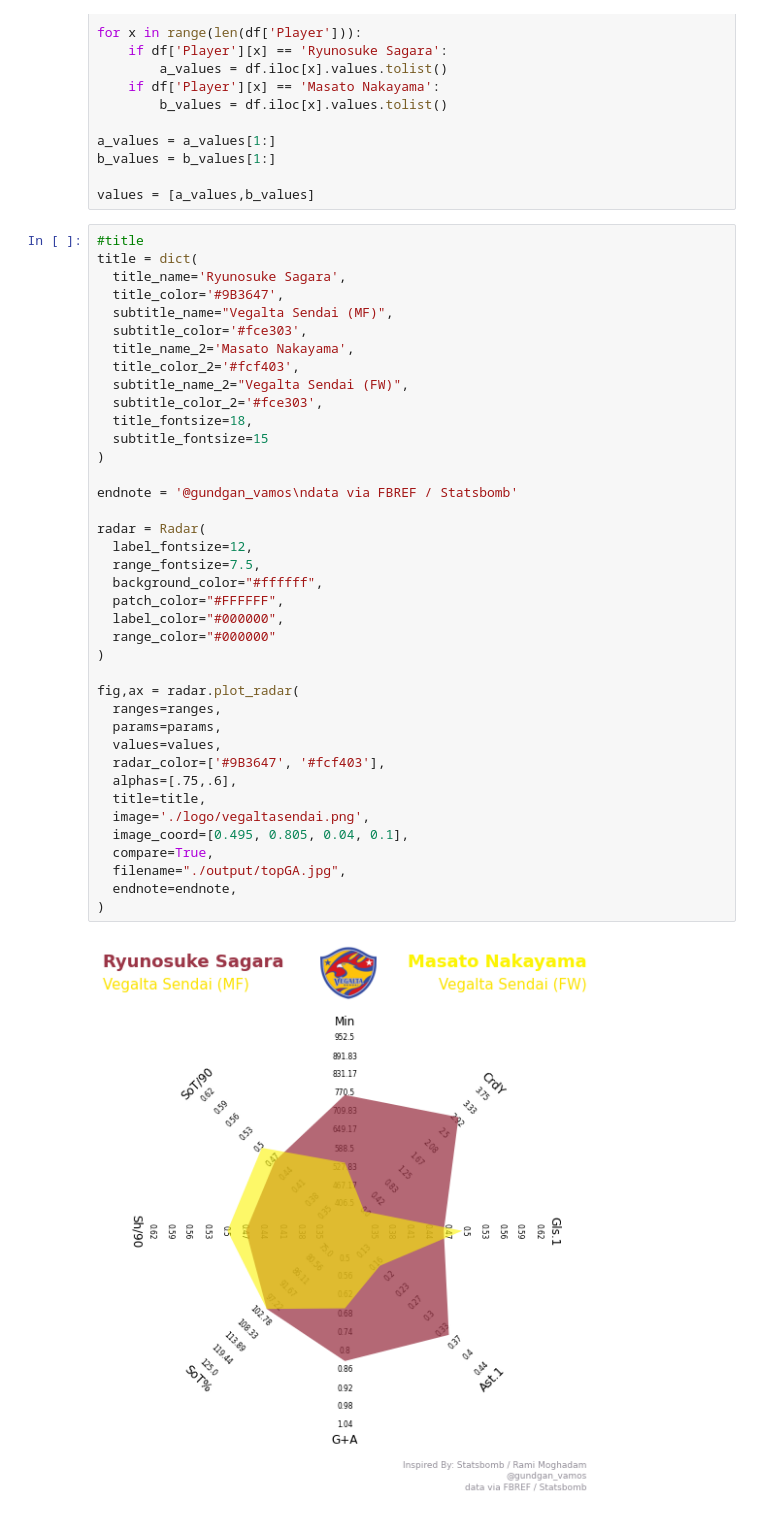
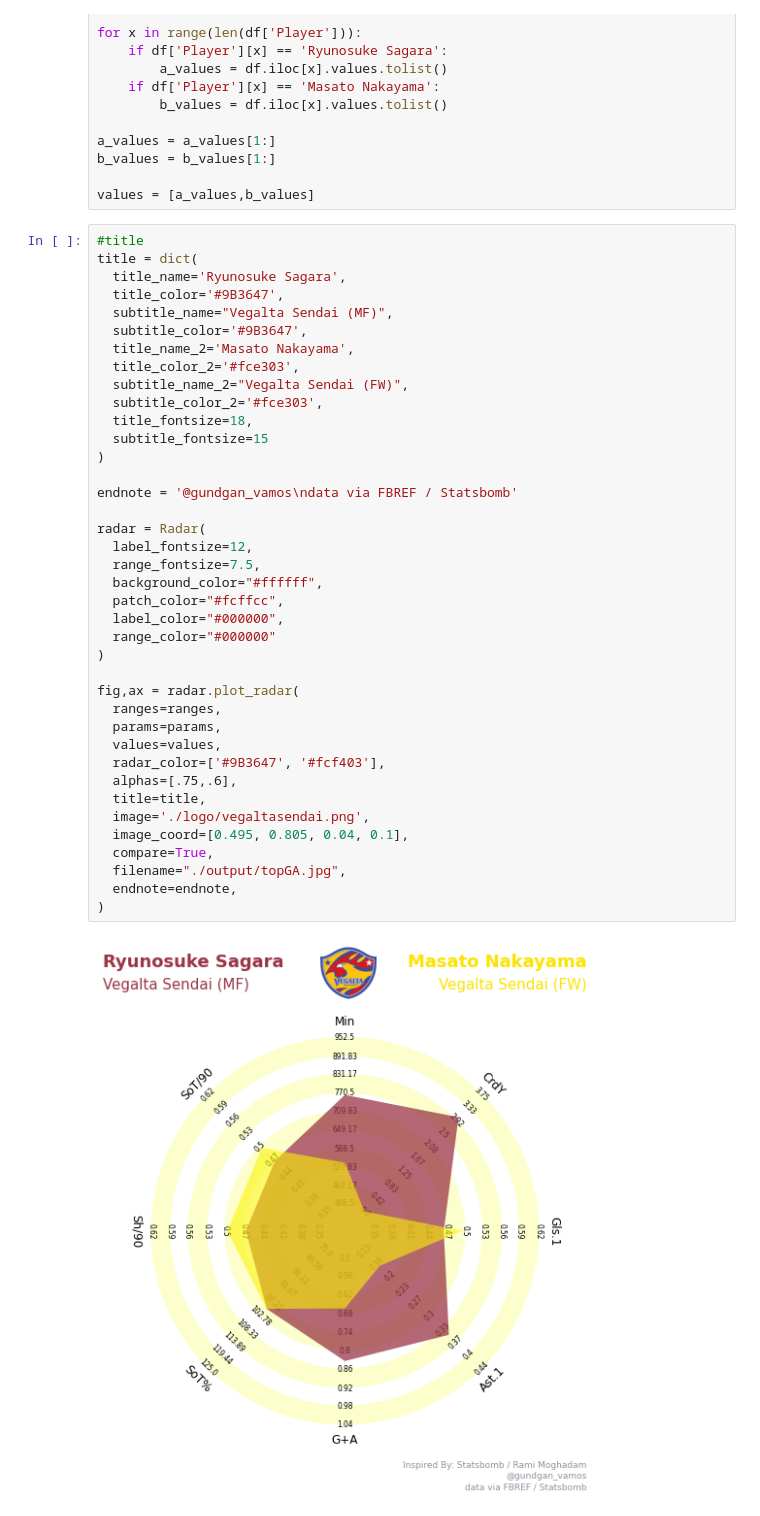
Before and after one commit to ikmzkro/soccer-api, a Jupyter notebook: code/footreco/topGA.ipynb, the cells around one changed output. Drawn from its saved outputs; the diff is of its cells as text.

Commit message:
image

```diff
--- a/code/footreco/topGA.ipynb
+++ b/code/footreco/topGA.ipynb
@@ -57,38 +57,38 @@ title = dict(
   title_name='Ryunosuke Sagara',
   title_color='#9B3647',
   subtitle_name="Vegalta Sendai (MF)",
-  subtitle_color='#fce303',
+  subtitle_color='#9B3647',
   title_name_2='Masato Nakayama',
-  title_color_2='#fcf403',
+  title_color_2='#fce303',
   subtitle_name_2="Vegalta Sendai (FW)",
   subtitle_color_2='#fce303',
   title_fontsize=18,
   subtitle_fontsize=15
 )
 
 endnote = '@gundgan_vamos\ndata via FBREF / Statsbomb'
 
 radar = Radar(
   label_fontsize=12,
   range_fontsize=7.5,
   background_color="#ffffff",
-  patch_color="#FFFFFF",
+  patch_color="#fcffcc",
   label_color="#000000",
   range_color="#000000"
 )
 
 fig,ax = radar.plot_radar(
   ranges=ranges,
   params=params,
   values=values,
   radar_color=['#9B3647', '#fcf403'],
   alphas=[.75,.6],
   title=title,
   image='./logo/vegaltasendai.png',
   image_coord=[0.495, 0.805, 0.04, 0.1],
   compare=True,
   filename="./output/topGA.jpg",
   endnote=endnote,
 )
 # %% [output]
-[figure, old version]
+[figure, new version]
```
